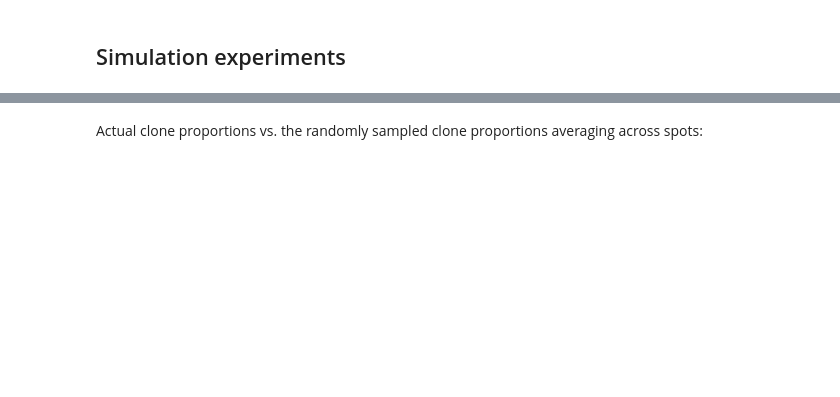
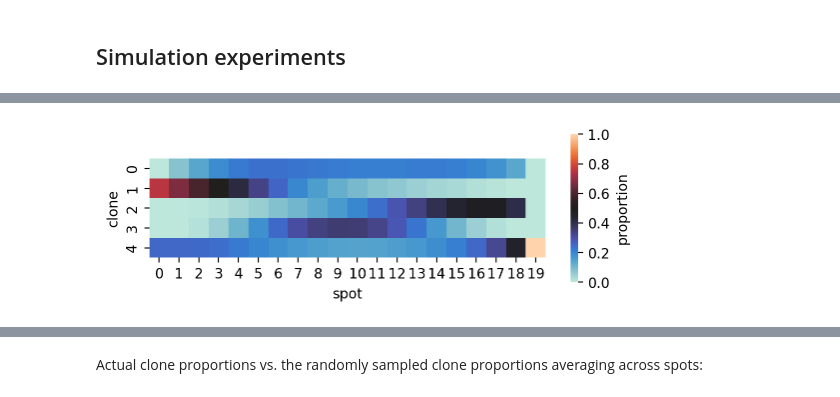
Before and after one commit to jhrcook/pymc-tumoroscope, a Jupyter notebook: tumoroscope.ipynb, the cells around one changed output, grey strips where cells are left out. Saved outputs shown, nothing was run; the diff lists cells and outputs as text; code cells hidden in the pictures; blank space fills up the shorter version.

```diff
--- a/tumoroscope.ipynb
+++ b/tumoroscope.ipynb
@@ -206,0 +256,15 @@ alt_read_counts = (clone_mutations * zygosity).dot(clone_proportions.T) * read_c
+# %%
+ax = sns.heatmap(
+    clone_proportions.T,
+    cmap="icefire",
+    center=0.5,
+    vmin=0,
+    vmax=1.0,
+    square=True,
+    cbar_kws={"shrink": 0.4, "label": "proportion"},
+)
+ax.set_xlabel("spot")
+ax.set_ylabel("clone")
+plt.show()
+# %% [output]
+[figure, new version]
```
Also changed, not shown: parts of 20 cells of this notebook, 9 other files.
